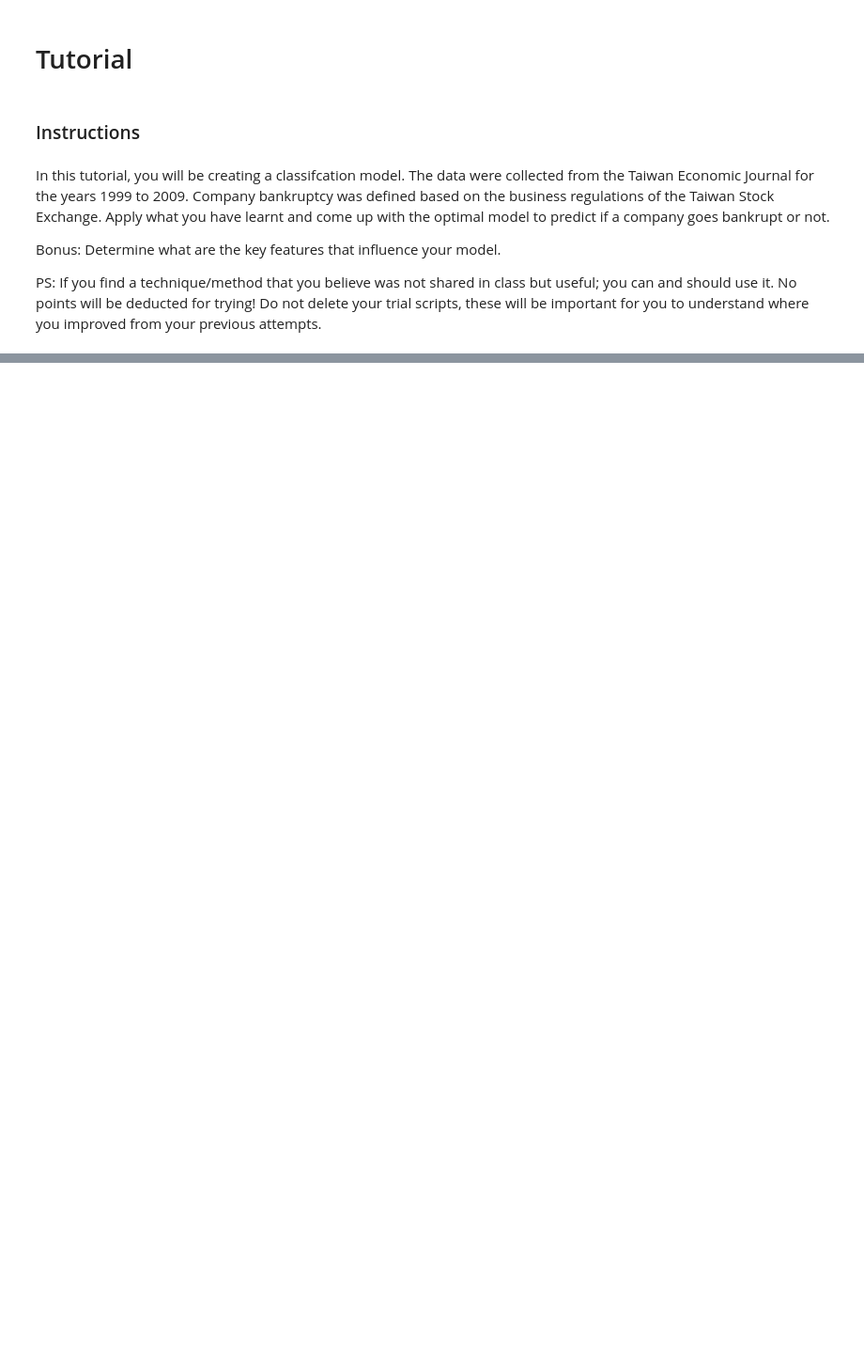
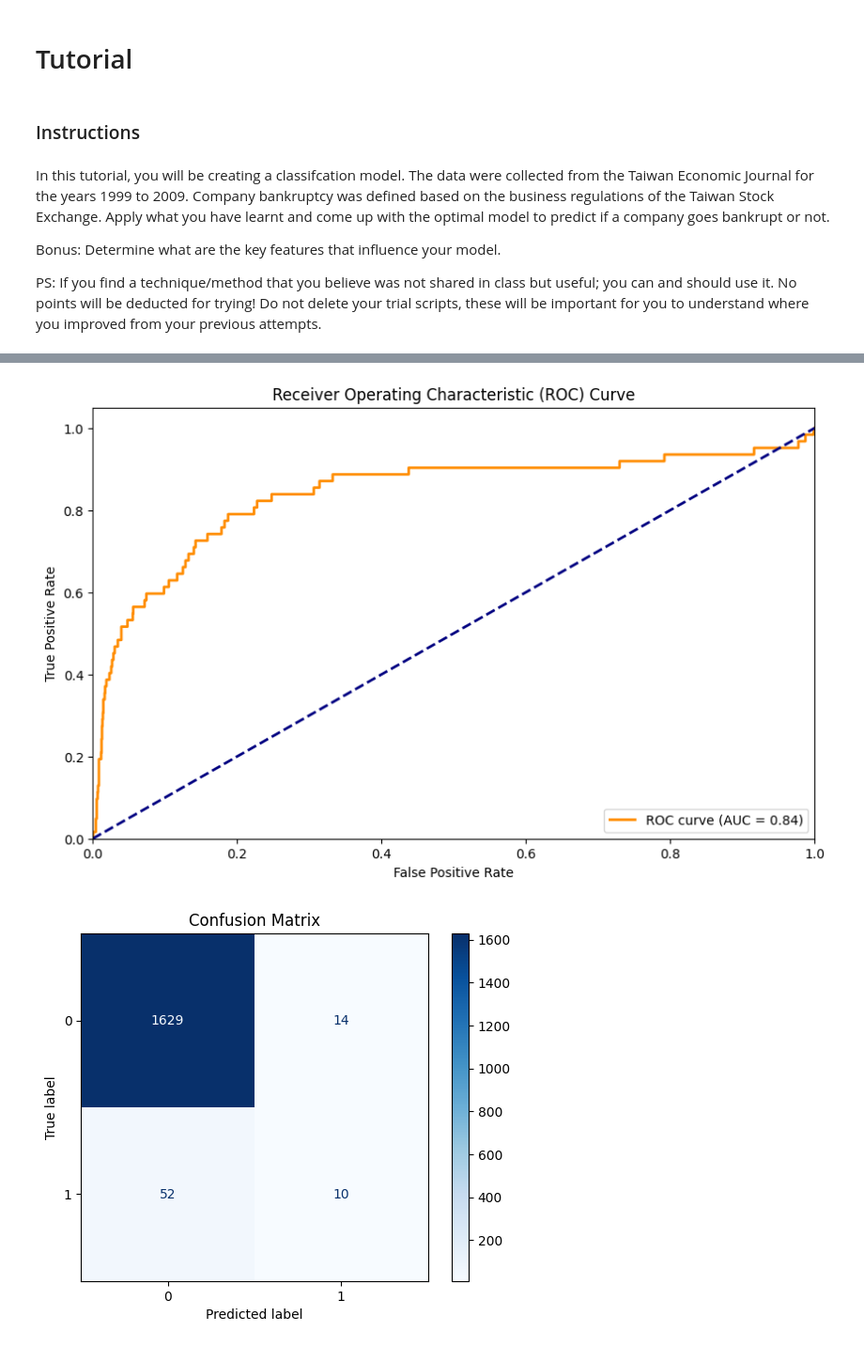
Before and after one commit to Minyethway93/DAC-Curriculum, a Jupyter notebook: DAC-006_Machine_Learning/DAC-006-Intro_to_ML_Tutorial.ipynb, the cells around one changed output, grey strips where cells are left out. Shown: that part at 94% size. Cells and saved outputs as stored; diff of their text form; code cells hidden in the pictures; blank space fills up the shorter version.

```diff
--- a/DAC-006_Machine_Learning/DAC-006-Intro_to_ML_Tutorial.ipynb
+++ b/DAC-006_Machine_Learning/DAC-006-Intro_to_ML_Tutorial.ipynb
@@ -75,0 +56,20 @@ plt.show()
+# %%
+y = df['Bankrupt?']
+x = df.drop(columns=['Bankrupt?'])
+
+x_train, x_test, y_train, y_test = train_test_split(x, y)
+
+scaler = StandardScaler()
+
+x_train_scaled = scaler.fit_transform(x_train)
+
+x_test_scaled = scaler.transform(x_test)
+# %%
+REG_CONST = 0.01
+
+model = LogisticRegression(penalty='l2', C=1./REG_CONST, max_iter=300)
+model.fit(x_train_scaled, y_train)
+
+y_pred = model.predict(x_test_scaled)
+acc = (y_pred == y_test).mean()
+print('\nAccuracy of test data = {:.3f}'.format(acc))
@@ -75,0 +85,33 @@ plt.show()
+# %%
+y_pred_proba = model.predict_proba(x_test_scaled)[:, 1]
+
+fpr, tpr, _ = roc_curve(y_test, y_pred_proba)
+roc_auc = auc(fpr, tpr)
+
+plt.figure(figsize=(10, 6))
+plt.plot(fpr, tpr, color='darkorange', lw=2, label=f'ROC curve (AUC = {roc_auc:.2f})')
+plt.plot([0, 1], [0, 1], color='navy', lw=2, linestyle='--')
+plt.xlim([0.0, 1.0])
+plt.ylim([0.0, 1.05])
+plt.xlabel('False Positive Rate')
+plt.ylabel('True Positive Rate')
+plt.title('Receiver Operating Characteristic (ROC) Curve')
+plt.legend(loc="lower right")
+plt.show()
+
+cm = confusion_matrix(y_test, y_pred)
+disp = ConfusionMatrixDisplay(confusion_matrix=cm, display_labels=model.classes_)
+disp.plot(cmap=plt.cm.Blues)
+plt.title('Confusion Matrix')
+plt.show()
+
+f1 = f1_score(y_test, y_pred)
+
+print(f'AUC Score: {roc_auc:.3f}')
+print(f'F1 Score: {f1:.3f}')
+
+print("\nClassification Report:")
+print(classification_report(y_test, y_pred))
+# %% [output]
+[figure, added]
+[figure, added]
```
Also changed, not shown: parts of 11 cells of this notebook, 1 other file.
